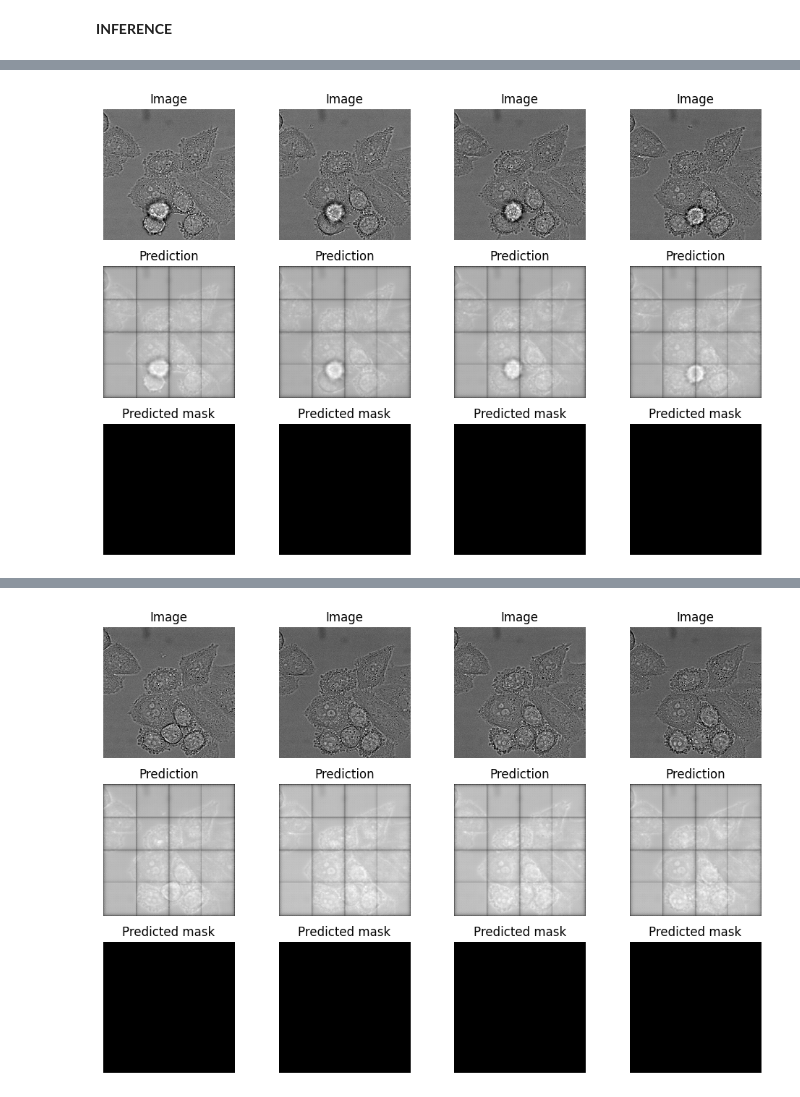
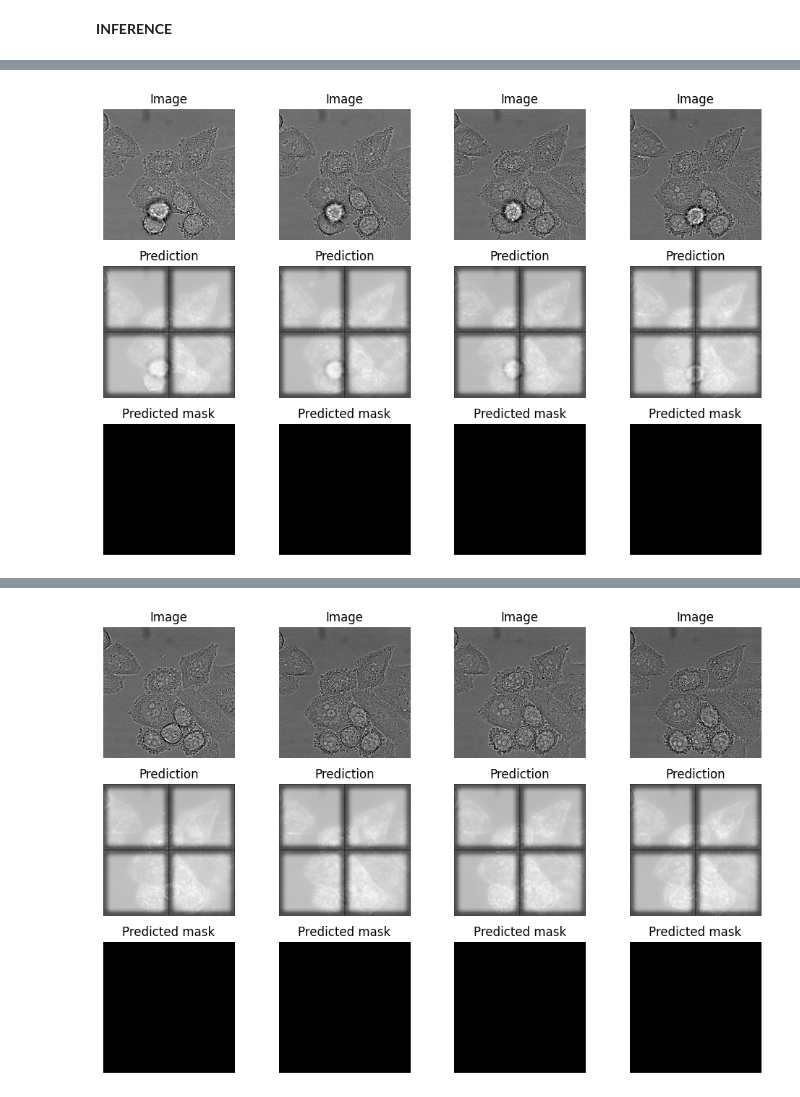
Before and after one commit to lniango/Segmentation_tracking, a Jupyter notebook: segmentation.ipynb, the cells around one changed output, grey strips where cells are left out. Cells and saved outputs as stored; diff of their text form; code cells hidden in the pictures.

```diff
--- a/segmentation.ipynb
+++ b/segmentation.ipynb
@@ -532,7 +645,7 @@ import glob
 
 #Load model
 model = tf.keras.models.load_model(
-                                  '/kaggle/input/models/cedricniango/unet-256x256/tensorflow2/default/1/unet_model_400_rlr_256x256.keras',
+                                  '/kaggle/working/unet_model_1K_rlr_256x256.keras',
                                    compile=False)
 
 # Test set
@@ -640,7 +753,7 @@ def show_predictions(dataset, model):
             plt.axis("off")
 
             plt.subplot(3,4,i+9)
-            plt.imshow(preds[i,...,0] > 0.5, cmap="gray", interpolation='nearest')
+            plt.imshow(preds[i,...,0] > 0., cmap="gray", interpolation='nearest')
             #print(f"MAX values of preds: {preds[i,...,0].max()}")
             #print(f"MIN values of preds: {preds[i,...,0].min()}")
             plt.title("Predicted mask")
@@ -681 +779 @@ show_predictions(test_dataset, model)
-[figure, old version]
+[figure, new version]
@@ -691 +784 @@ show_predictions(test_dataset, model)
-[figure, old version]
+[figure, new version]
```
Also changed, not shown: parts of 11 cells of this notebook, 1 other file.
